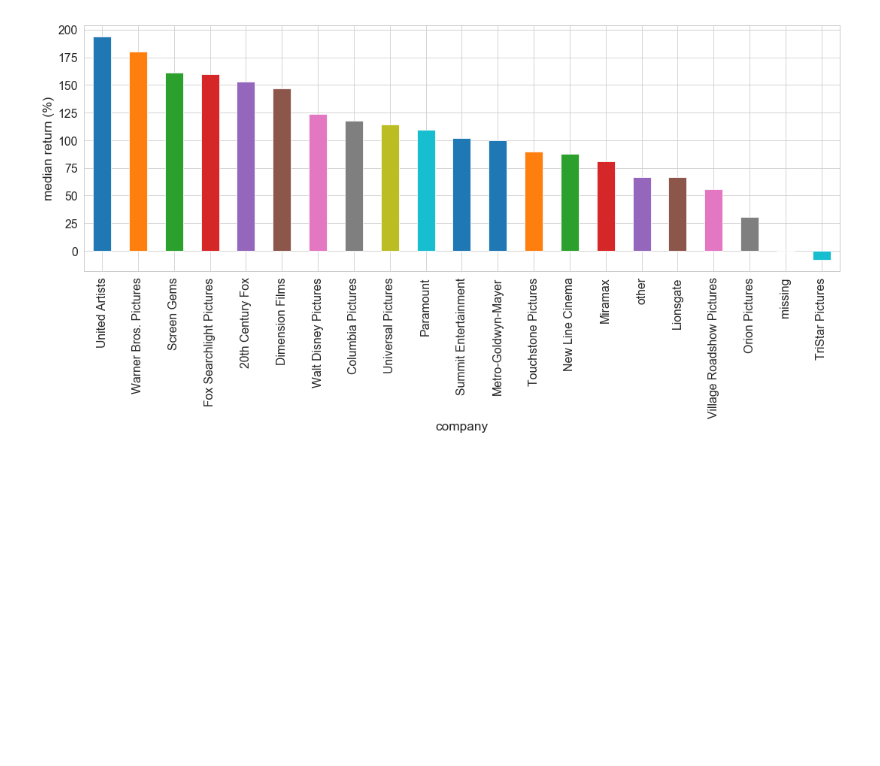
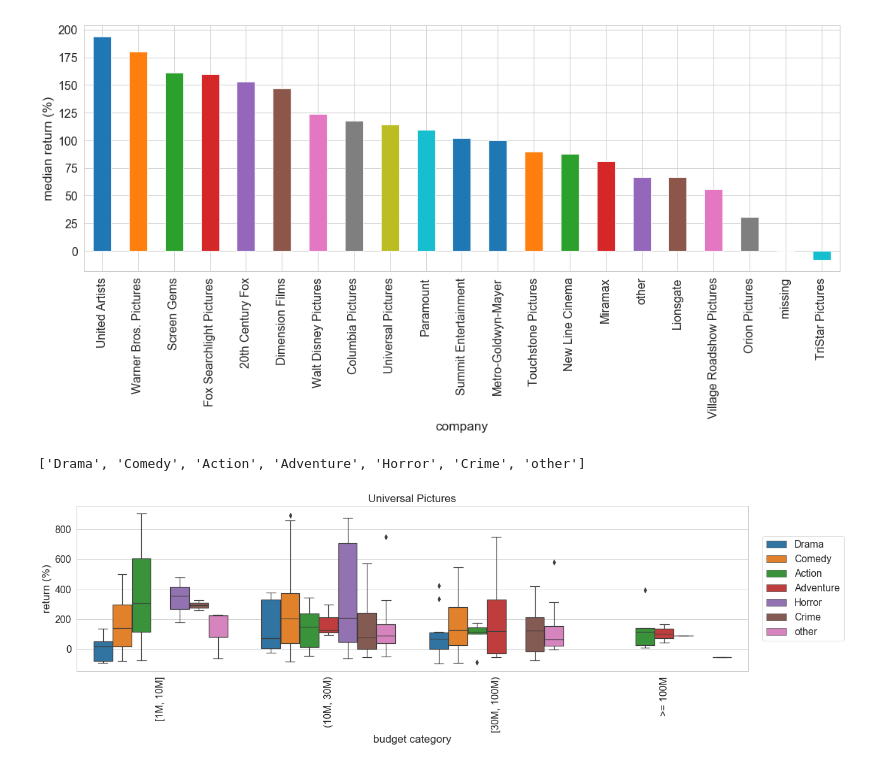
Before and after one commit to evgeniya1/Project1, a Jupyter notebook: data_analysis_Evgeniya.ipynb, the cells around one changed output. Cells and saved outputs as stored; diff of their text form; code cells hidden in the pictures; blank space fills up the shorter version.

Commit message:
more change data_analysis_Evgeniya.ipynb

```diff
--- a/data_analysis_Evgeniya.ipynb
+++ b/data_analysis_Evgeniya.ipynb
@@ -358,3 +358,40 @@ display(d.iloc[:,range(10,21)])
 | median | 101.825 | 99.62 | 89.96 | 87.95 | 80.68 | ... |
 | count | 20.000 | 61.00 | 53.00 | 81.00 | 29.00 | ... |
 [figure]
+# %%
+def plot_return_filter(filter_add,hue_by,hue_order,_xlim,_title):
+    fig, ax = plt.subplots(1,1,figsize=(18,6))
+
+    #plot return in % versus budget category for most common genres
+    ax = sns.boxplot(x='budget_category',y='return_%',hue=hue_by,
+                     hue_order = hue_order,
+                     data=df[filter_cond & filter_add],showfliers=True)
+
+    #change legend location
+    ax.legend(loc='right',bbox_to_anchor = [1.15, 0.5])
+    #change axis labels
+    ax.set_xticklabels(ax.get_xticklabels(),rotation = 90)
+    ax.set_xlabel('budget category')
+    ax.set_ylabel('return (%)')
+    ax.set_xlim(_xlim)
+    ax.set_title(_title)
+
+    plt.tight_layout()
+# %%
+#define order to compare different plots
+hueorder = list(select_genre)
+hueorder.append('other')
+hueorder
+# %% [output]
+['Drama', 'Comedy', 'Action', 'Adventure', 'Horror', 'Crime', 'other']
+# %%
+# return vs budget for most common genres
+company = 'Universal Pictures'
+filter_UP = (df.first_company == company)
+plot_return_filter(filter_add = filter_UP,
+                   hue_by = 'select_genre',
+                   hue_order = hueorder,
+                   _xlim = (2.5,6.5),
+                   _title = company)
+# %% [output]
+[figure, added]
```
Also changed, not shown: parts of 7 cells of this notebook.
